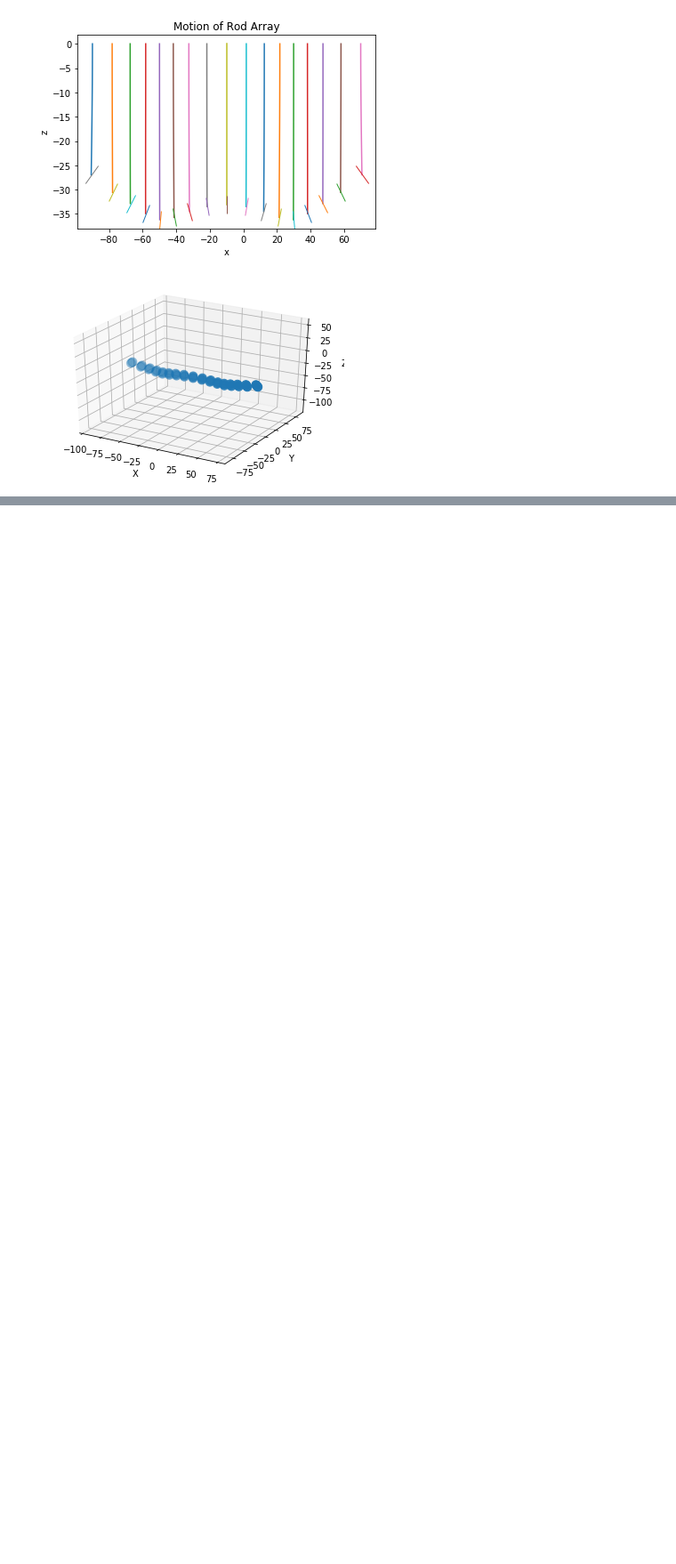
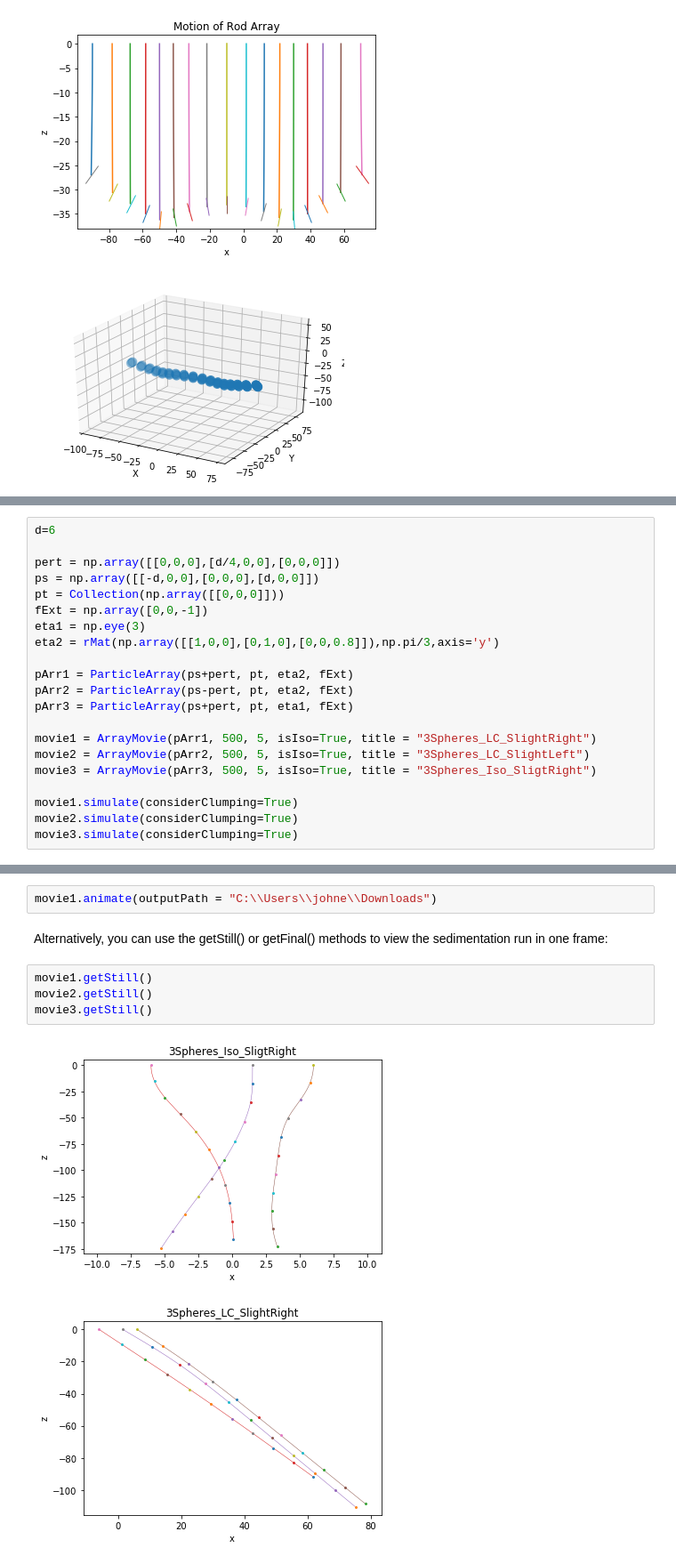
Before and after one commit to johnemmanuelbond/ShellModel, a Jupyter notebook: Overview.ipynb, the cells around one changed output, grey strips where cells are left out. Shown at 89% size. Saved outputs shown, nothing was run; the diff lists cells and outputs as text; blank space fills up the shorter version.

Commit message:
added movies section of overview, removed redundant kwarg in ArrayMovie

```diff
--- a/Overview.ipynb
+++ b/Overview.ipynb
@@ -416,0 +425,21 @@ pArr.formUp(vis=True)
+# %%
+d=6
+
+pert = np.array([[0,0,0],[d/4,0,0],[0,0,0]])
+ps = np.array([[-d,0,0],[0,0,0],[d,0,0]])
+pt = Collection(np.array([[0,0,0]]))
+fExt = np.array([0,0,-1])
+eta1 = np.eye(3)
+eta2 = rMat(np.array([[1,0,0],[0,1,0],[0,0,0.8]]),np.pi/3,axis='y')
+
+pArr1 = ParticleArray(ps+pert, pt, eta2, fExt)
+pArr2 = ParticleArray(ps-pert, pt, eta2, fExt)
+pArr3 = ParticleArray(ps+pert, pt, eta1, fExt)
+
+movie1 = ArrayMovie(pArr1, 500, 5, isIso=True, title = "3Spheres_LC_SlightRight")
+movie2 = ArrayMovie(pArr2, 500, 5, isIso=True, title = "3Spheres_LC_SlightLeft")
+movie3 = ArrayMovie(pArr3, 500, 5, isIso=True, title = "3Spheres_Iso_SligtRight")
+
+movie1.simulate(considerClumping=True)
+movie2.simulate(considerClumping=True)
+movie3.simulate(considerClumping=True)
@@ -416,0 +450,11 @@ pArr.formUp(vis=True)
+# %%
+movie1.animate(outputPath = "C:\\Users\\johne\\Downloads")
+# %% [markdown]
+Alternatively, you can use the getStill() or getFinal() methods to view the sedimentation run in one frame:
+# %%
+movie1.getStill()
+movie2.getStill()
+movie3.getStill()
+# %% [output]
+[figure, added]
+[figure, added]
```
Also changed, not shown: parts of 11 cells of this notebook, 2 other files.
